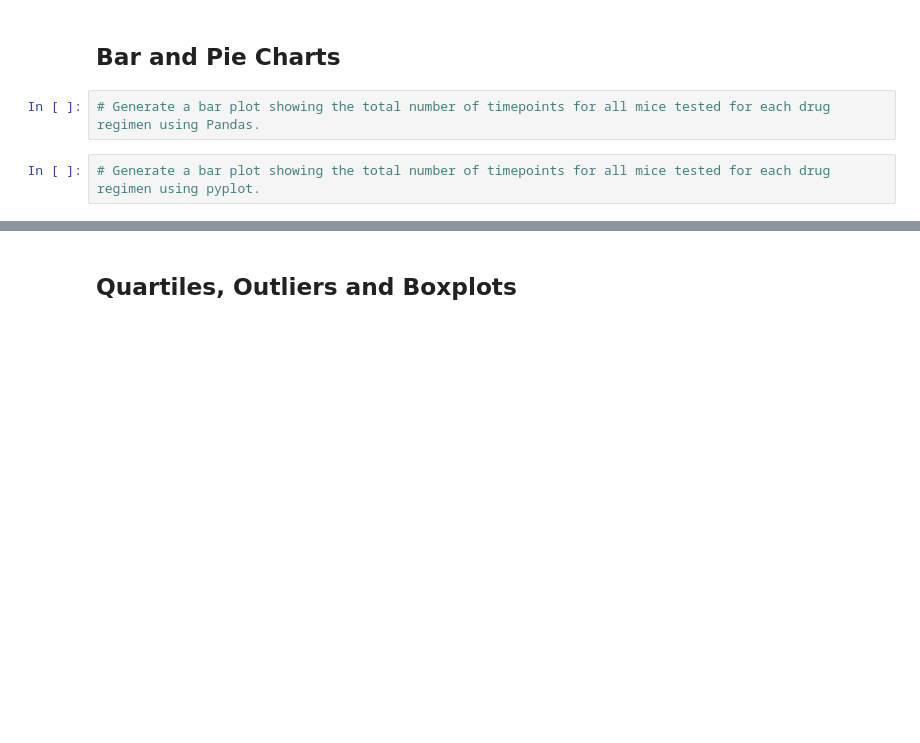
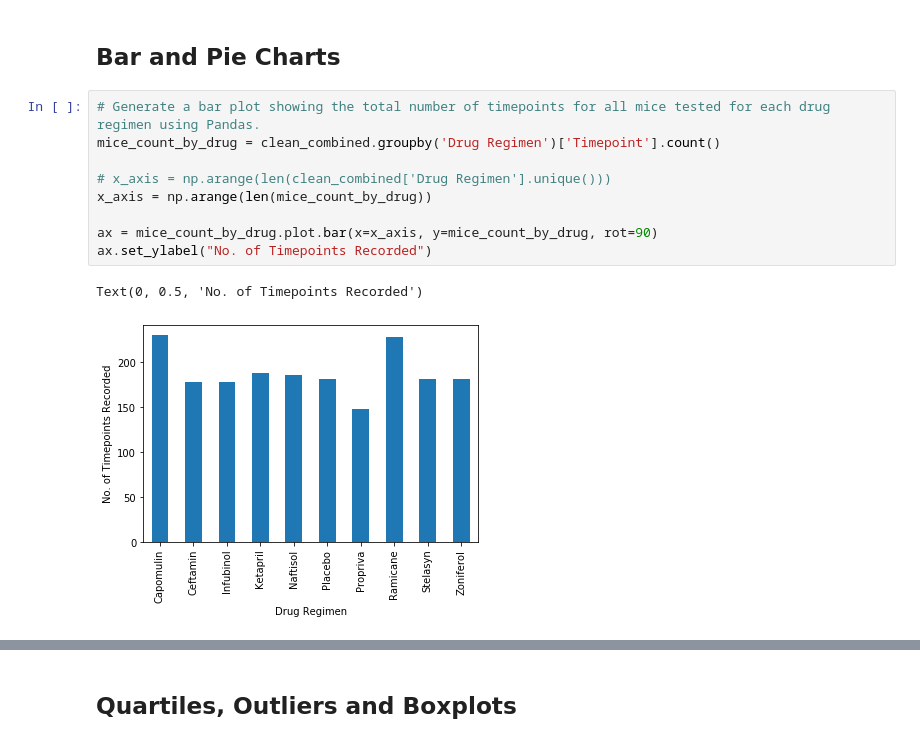
Before and after one commit to zmoloci/Challenge5_Pymaceuticals, a Jupyter notebook: pymaceuticals_starter.ipynb, the cells around one changed output, grey strips where cells are left out. Saved outputs shown, nothing was run; the diff lists cells and outputs as text; blank space fills up the shorter version.

```diff
--- a/pymaceuticals_starter.ipynb
+++ b/pymaceuticals_starter.ipynb
@@ -193,5 +209,13 @@ Zoniferol     53.236507  51.818479  48.533355  6.966589  0.516398
 ## Bar and Pie Charts
 # %%
 # Generate a bar plot showing the total number of timepoints for all mice tested for each drug regimen using Pandas.
+mice_count_by_drug = clean_combined.groupby('Drug Regimen')['Timepoint'].count()
+
+# x_axis = np.arange(len(clean_combined['Drug Regimen'].unique()))
+x_axis = np.arange(len(mice_count_by_drug))
+
+ax = mice_count_by_drug.plot.bar(x=x_axis, y=mice_count_by_drug, rot=90)
+ax.set_ylabel("No. of Timepoints Recorded")
+# %% [output]
+Text(0, 0.5, 'No. of Timepoints Recorded')
+[figure, added]
-# %%
-# Generate a bar plot showing the total number of timepoints for all mice tested for each drug regimen using pyplot.
```
Also changed, not shown: parts of 8 cells of this notebook.
